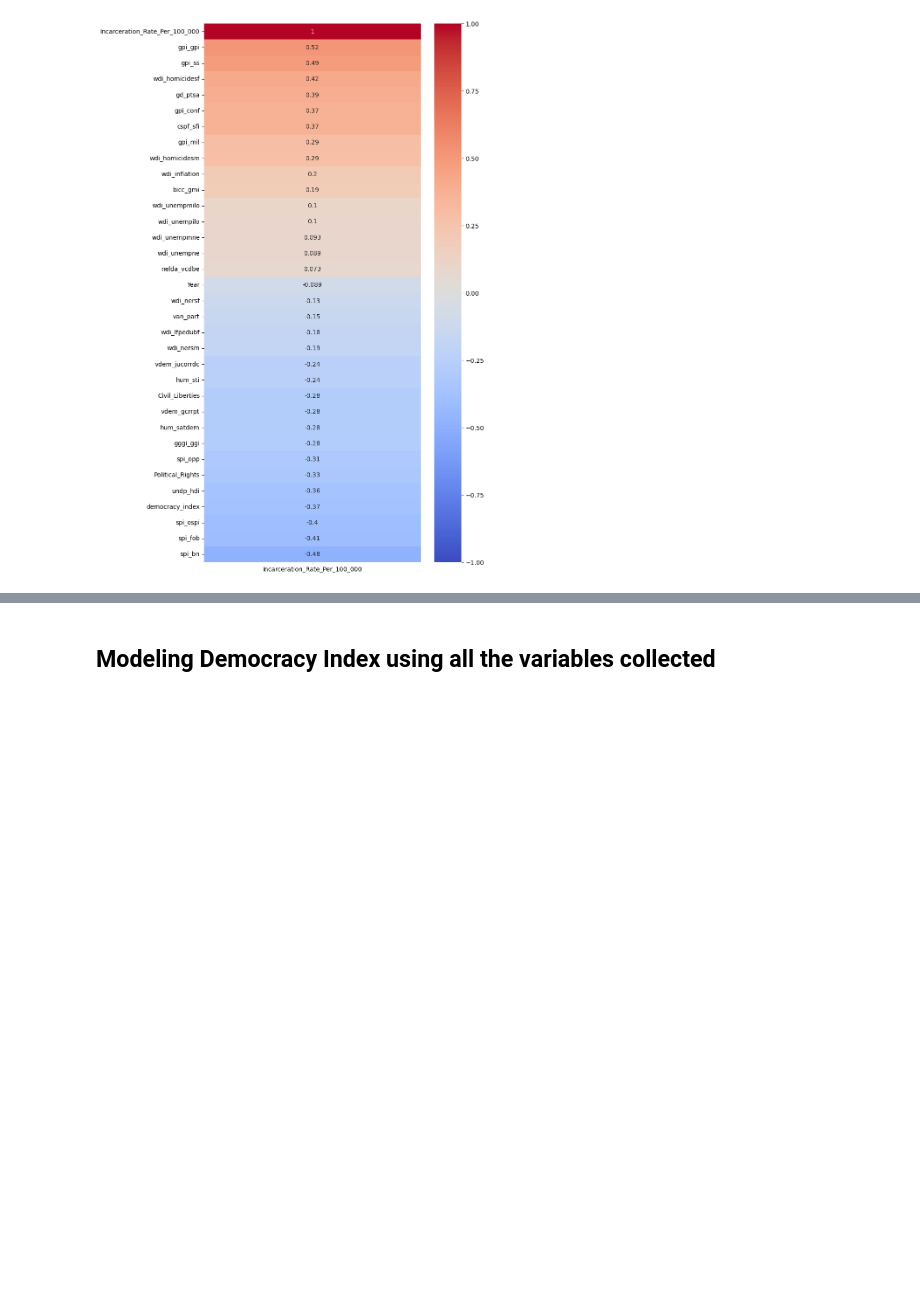
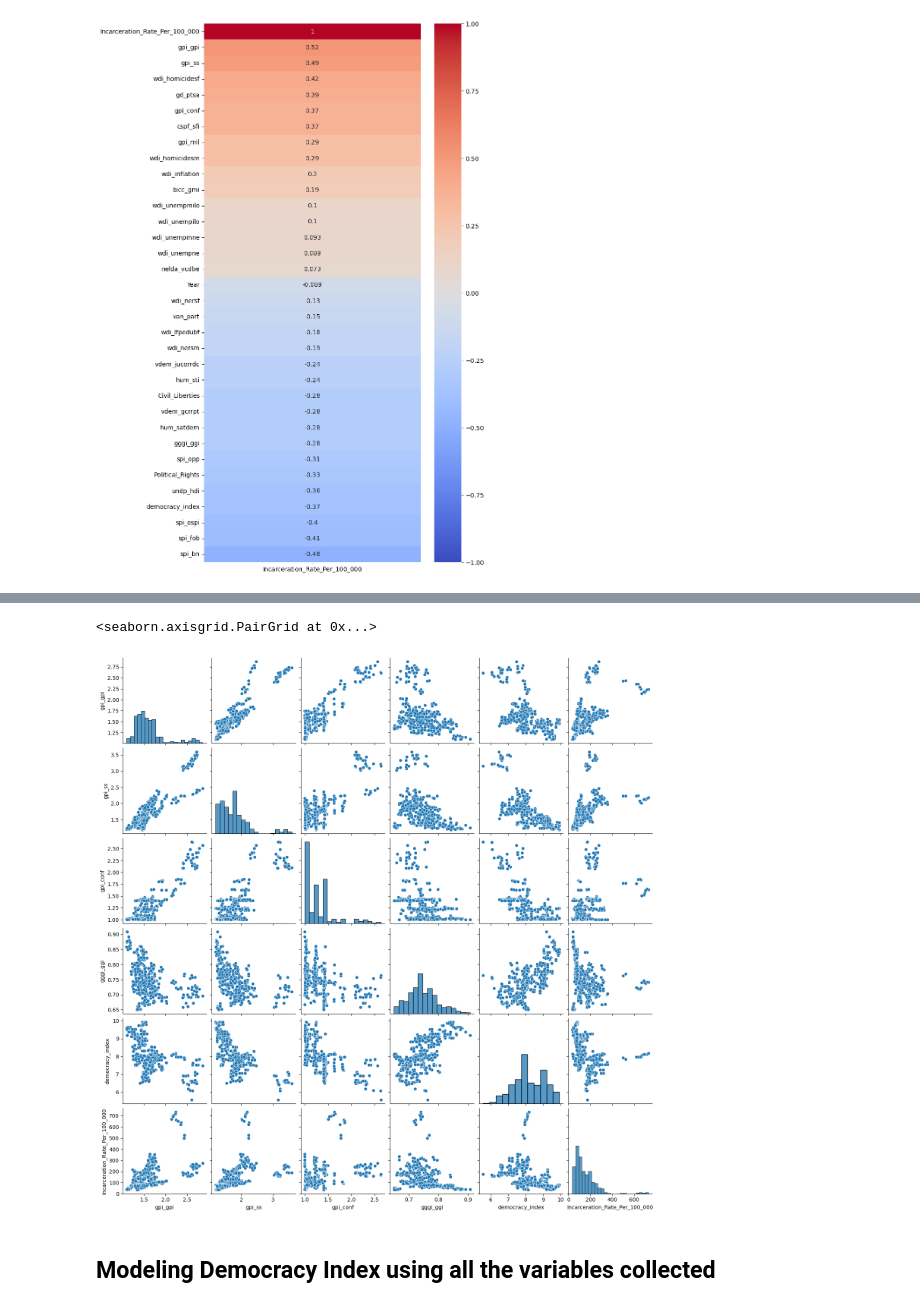
Before and after one commit to elliottjones56/project_5, a Jupyter notebook: Coding_Notebooks/Modeling_Process/Democracy_Indicators_vs_Incarceration_Rates.ipynb, the cells around one changed output, grey strips where cells are left out. Cells and saved outputs as stored; diff of their text form; code cells hidden in the pictures; blank space fills up the shorter version.

```diff
--- a/Coding_Notebooks/Modeling_Process/Democracy_Indicators_vs_Incarceration_Rates.ipynb
+++ b/Coding_Notebooks/Modeling_Process/Democracy_Indicators_vs_Incarceration_Rates.ipynb
@@ -264,3 +342,8 @@ sns.heatmap(data = incarceration_rate_corr,
+# %%
+sns.pairplot(pairplot_3_inidicators)
+# %% [output]
+<seaborn.axisgrid.PairGrid at 0x...>
+[figure, added]
 # %% [markdown]
 ## Modeling Democracy Index using all the variables collected
 # %% [markdown]
```
Also changed, not shown: parts of 8 cells of this notebook, 5 other files.
